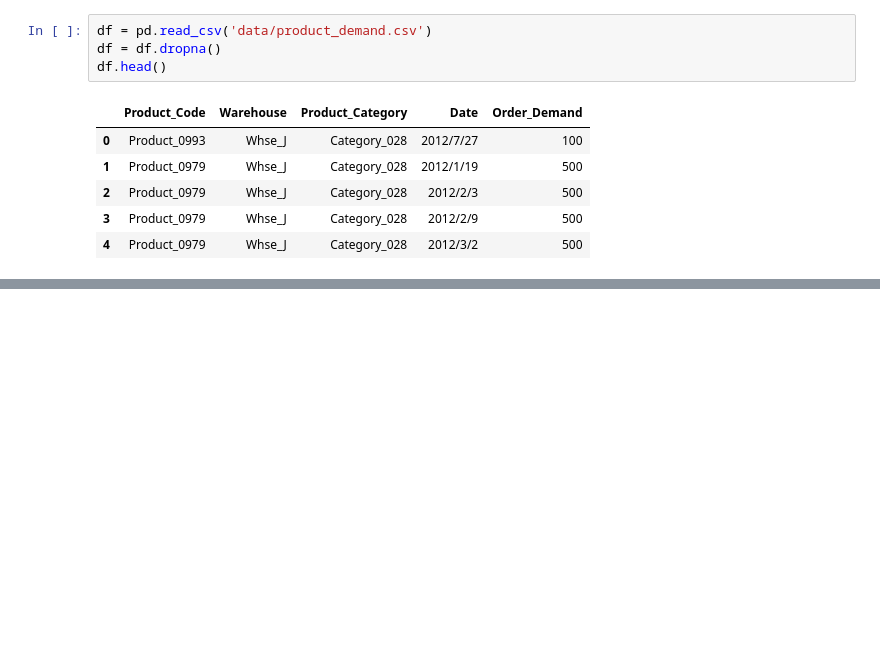
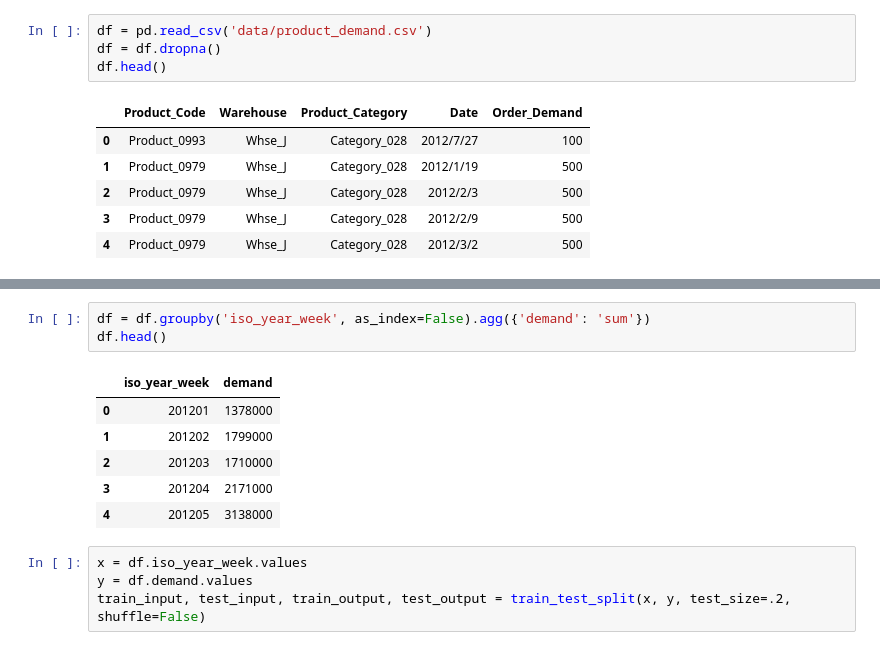
Before and after one commit to mt3443/time-series, a Jupyter notebook: time_series.ipynb, the cells around one changed output, grey strips where cells are left out. Saved outputs shown, nothing was run; the diff lists cells and outputs as text; blank space fills up the shorter version.

```diff
--- a/time_series.ipynb
+++ b/time_series.ipynb
@@ -65,0 +52,14 @@ ValueError: invalid literal for int() with base 10: '(1)'
+# %%
+df = df.groupby('iso_year_week', as_index=False).agg({'demand': 'sum'})
+df.head()
+# %% [output]
+|  | iso_year_week | demand |
+| 0 | 201201 | 1378000 |
+| 1 | 201202 | 1799000 |
+| 2 | 201203 | 1710000 |
+| 3 | 201204 | 2171000 |
+| 4 | 201205 | 3138000 |
+# %%
+x = df.iso_year_week.values
+y = df.demand.values
+train_input, test_input, train_output, test_output = train_test_split(x, y, test_size=.2, shuffle=False)
```
Also changed, not shown: parts of 10 cells of this notebook.
